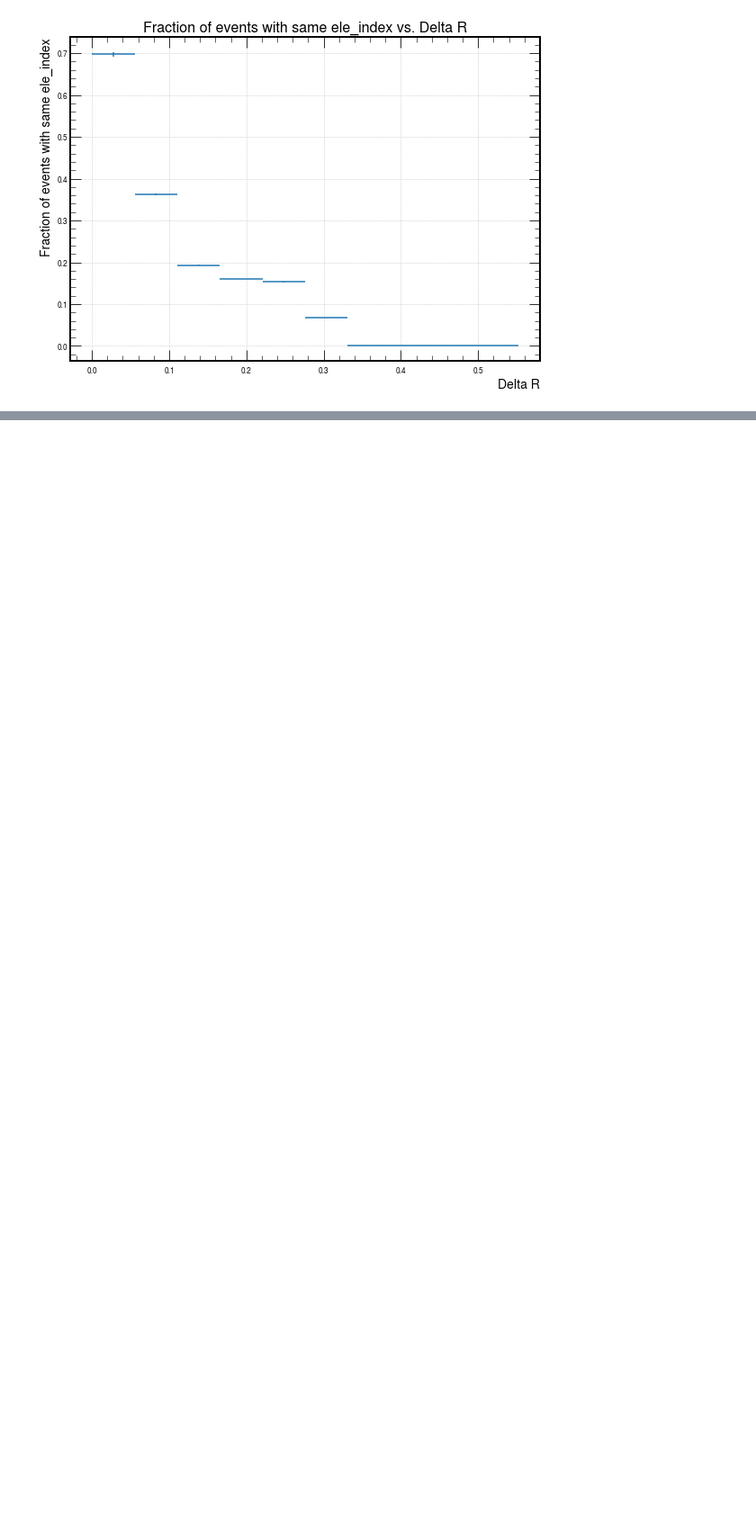
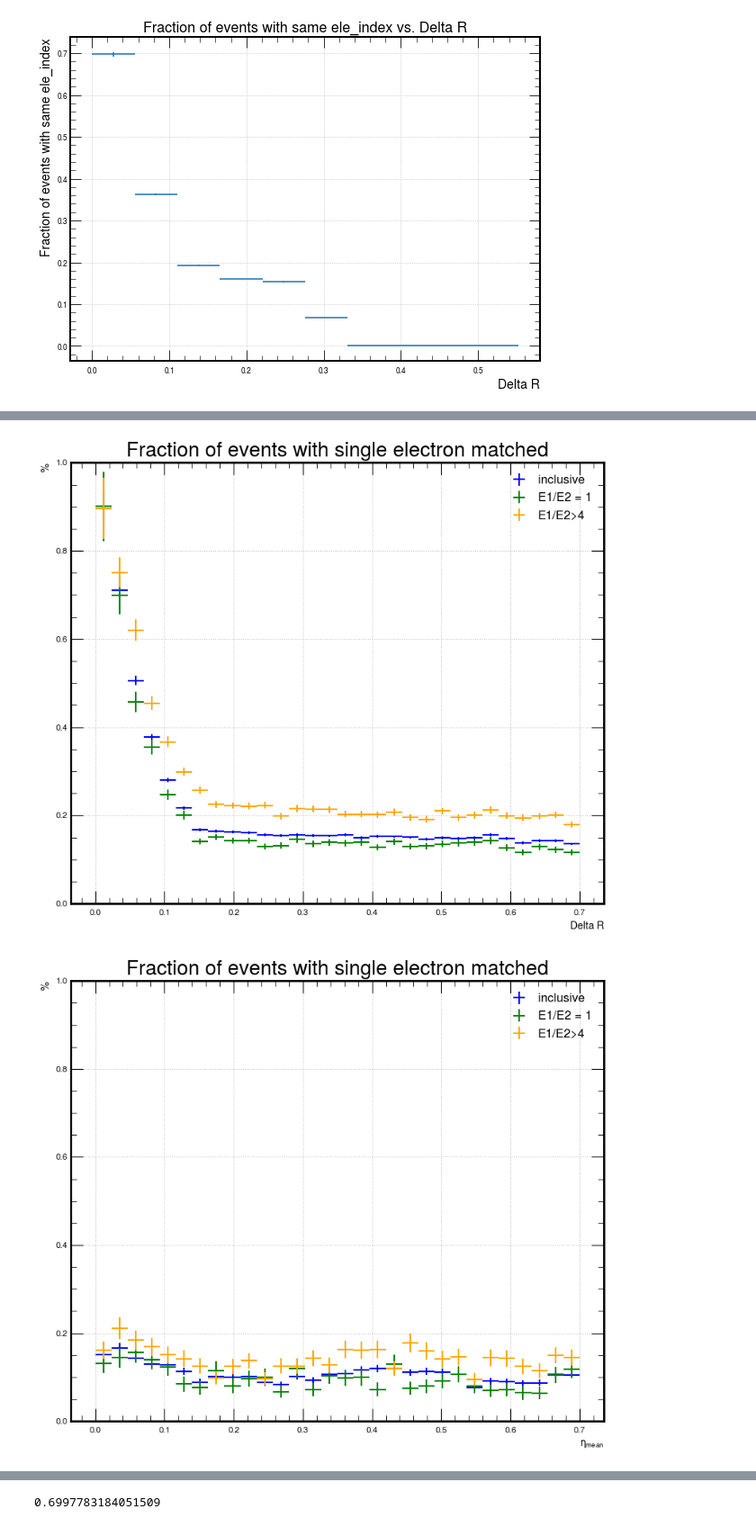
Before and after one commit to Cirrinci/CMS_Simulation, a Jupyter notebook: overlapping_ele2.ipynb, the cells around one changed output, grey strips where cells are left out. Shown at 90% size. Saved outputs shown, nothing was run; the diff lists cells and outputs as text; code cells hidden in the pictures; blank space fills up the shorter version.

```diff
--- a/overlapping_ele2.ipynb
+++ b/overlapping_ele2.ipynb
@@ -127,5 +135,5 @@ print(f"% of windows with genpart2 matched to electron: {sum(grouped_deltas.ele_
 # %%
-grouped_deltas = pd.read_csv('grouped_deltas.csv')
+grouped_deltas = pd.read_csv('grouped_deltas2.csv')
 energy_ratio = grouped_deltas['calo_energy1'] / grouped_deltas['calo_energy2']
 energy_ratio[grouped_deltas['calo_energy1'] < grouped_deltas['calo_energy2']] = grouped_deltas['calo_energy2'] / grouped_deltas['calo_energy1']
 grouped_deltas["energy_ratio"] = energy_ratio
@@ -999,0 +468,72 @@ fraction_onemissing_ele_index_vs_deltaR(num_intervals,onemissing_events)
+# %%
+mask_e1 =(energy_ratio>0.8)&(energy_ratio<1.2)
+mask_e3 =energy_ratio>3
+
+def fraction_same_ele_index_vs_deltaR(num_intervals,detltaR_max,col,xlab):
+    deltaR_max = 0.7
+    deltaR_values, y = np.linspace(0, deltaR_max, num_intervals + 1, retstep=True)
+
+    masks = [(1,1),
+             ((same_ele_events.energy_ratio > 0.8)&(same_ele_events.energy_ratio < 1.2),
+              (grouped_deltas.energy_ratio > 0.8)&(grouped_deltas.energy_ratio < 1.2)),
+             ((same_ele_events.energy_ratio > 4), (grouped_deltas.energy_ratio > 4))]
+
+    names = ["inclusive", "E1/E2 = 1", "E1/E2>4"]
+    colors= ["blue", "green", "orange"]
+    plt.figure(figsize=(8,7), dpi=100)  # Larger figsize
+    for (mask_same, mask_all), name, color in zip(masks, names, colors):
+
+        fraction_list = []
+        yer = []
+
+        # mask_en_same = (same_ele_events.energy_ratio > 0.8)&(same_ele_events.energy_ratio > 1.2)
+        # mask_en_same2 = (same_ele_events.energy_ratio > 3)
+       #for mask_en in [True, mask_en_same, mask_en_same2)
+        for i in range(len(deltaR_values) - 1):
+            lower_bound = deltaR_values[i]
+            upper_bound = deltaR_values[i + 1]
+            #print('interval=[',lower_bound,upper_bound,']')
+            mask = (same_ele_events[col] > lower_bound) & (same_ele_events[col] <= upper_bound) & mask_same
+            mask2 = (grouped_deltas[col] > lower_bound) & (grouped_deltas[col] <= upper_bound) & mask_all
+
+
+            n1 = len(same_ele_events[mask])
+            #print('n1: ',n1)
+            ntot = len(grouped_deltas[mask2])
+            #print('ntot: ',ntot)
+            if ntot == 0:
+                ntot = 1
+            fraction = n1 / ntot
+            fraction_list.append(fraction)
+            yer.append(np.sqrt(n1 + n1**2 / ntot) / ntot)
+
+
+        plt.errorbar(deltaR_values[:-1] + y / 2, fraction_list, xerr=np.ones(num_intervals) * y / 2, yerr=yer, fmt='none',
+                    label=name, c=color)
+        #plt.scatter(deltaR_values[:-1] + y / 2, fraction_list)
+    plt.xlabel(xlab)
+    plt.ylabel('%')
+    plt.ylim(0, 1)
+    plt.title('Fraction of events with single electron matched', fontsize=20)
+    plt.grid(True)
+    plt.tight_layout()
+
+    plt.legend(fontsize=12)
+    plt.savefig('plots/sameele_deltaR_E.png')
+    plt.show()
+
+
+
+
+
+
+
+num_intervals = 30
+fraction_same_ele_index_vs_deltaR(num_intervals,0.7, 'deltaR','Delta R')
+fraction_same_ele_index_vs_deltaR(num_intervals,3,'eta_mean','$\eta_{mean}$')
+fraction_same_ele_index_vs_deltaR(num_intervals,0.2,'deltaEta','$Delta Eta$')
+fraction_same_ele_index_vs_deltaR(num_intervals,0.7,'deltaPhi','$Delta Phi$')
+print(same_ele_events['deltaPhi'].max())
+# %% [output]
+[figure, added]
+[figure, added]
@@ -999,0 +542 @@ fraction_onemissing_ele_index_vs_deltaR(num_intervals,onemissing_events)
+0.6997783184051509
```
Also changed, not shown: parts of 46 cells of this notebook.
